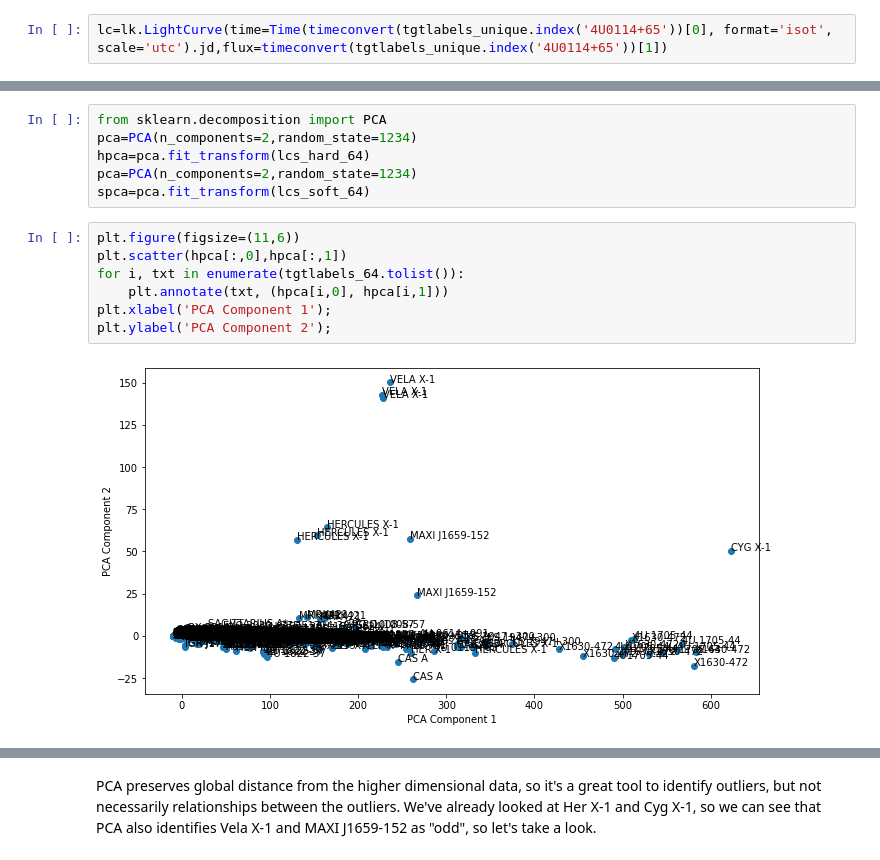
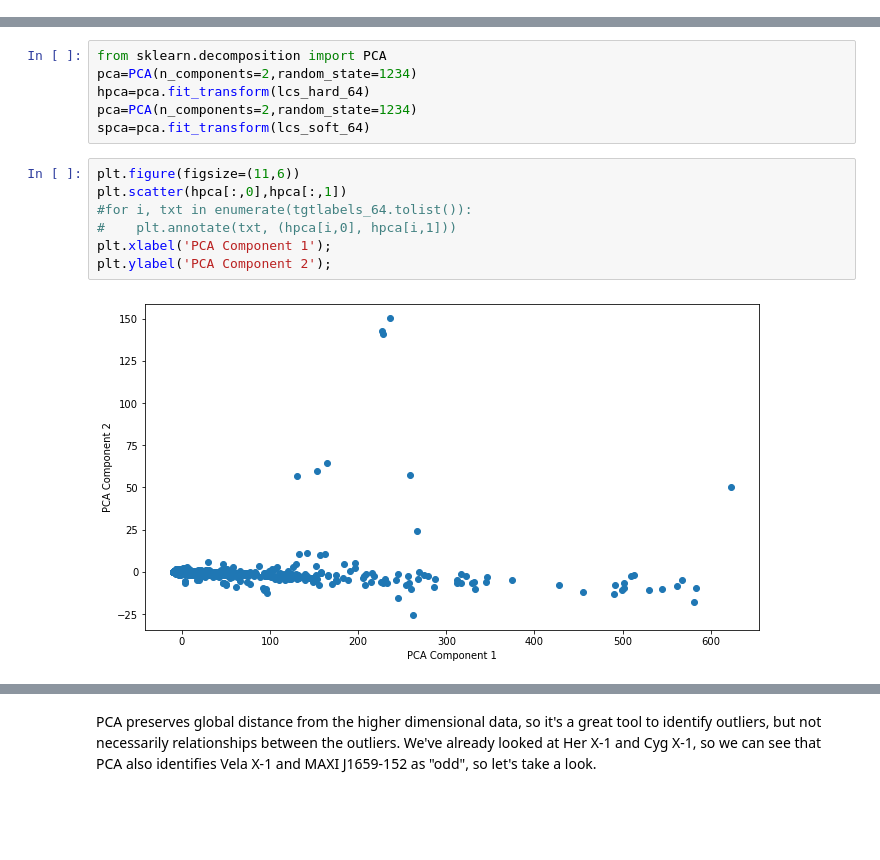
Before and after one commit to nasa-nccs-hpda/STG-Tutorial, a Jupyter notebook: Astro_CNN/Astro_CNN_Powell_STG_Tutorial.ipynb, the cells around one changed output, grey strips where cells are left out. Saved outputs shown, nothing was run; the diff lists cells and outputs as text; blank space fills up the shorter version.

```diff
--- a/Astro_CNN/Astro_CNN_Powell_STG_Tutorial.ipynb
+++ b/Astro_CNN/Astro_CNN_Powell_STG_Tutorial.ipynb
@@ -144,2 +43,0 @@ Using the "lightkurve" library, which offers a lot of neat functionality, create
-# %%
-lc=lk.LightCurve(time=Time(timeconvert(tgtlabels_unique.index('4U0114+65'))[0], format='isot', scale='utc').jd,flux=timeconvert(tgtlabels_unique.index('4U0114+65'))[1])
@@ -369,9 +62,9 @@ spca=pca.fit_transform(lcs_soft_64)
 # %%
 plt.figure(figsize=(11,6))
 plt.scatter(hpca[:,0],hpca[:,1])
-for i, txt in enumerate(tgtlabels_64.tolist()):
-    plt.annotate(txt, (hpca[i,0], hpca[i,1]))
+#for i, txt in enumerate(tgtlabels_64.tolist()):
+#    plt.annotate(txt, (hpca[i,0], hpca[i,1]))
 plt.xlabel('PCA Component 1');
 plt.ylabel('PCA Component 2');
 # %% [output]
-[figure, old version]
+[figure, new version]
```
Also changed, not shown: parts of 99 cells of this notebook.
